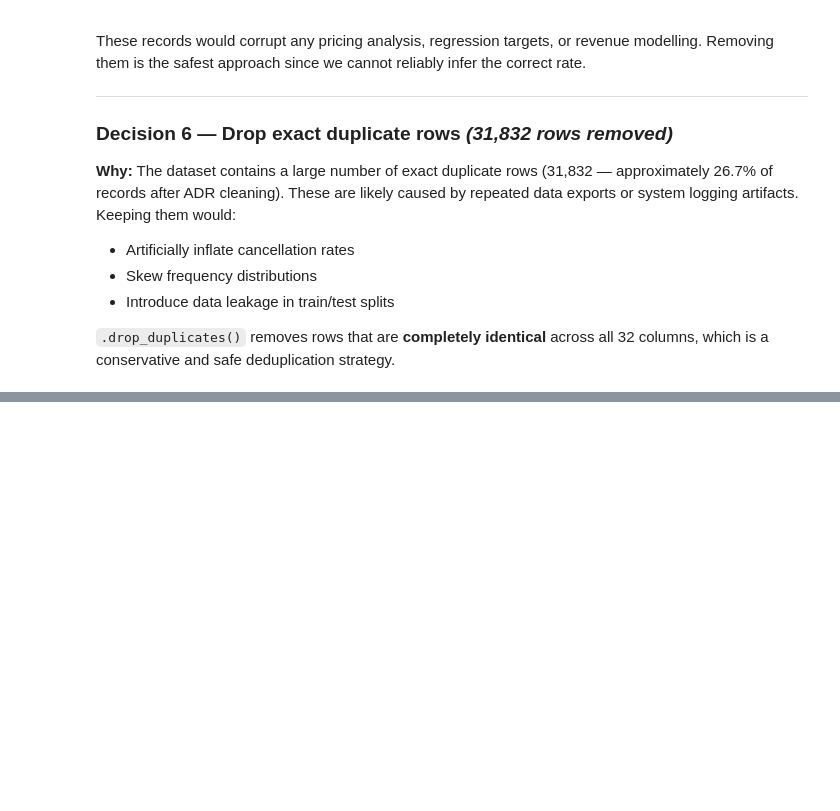
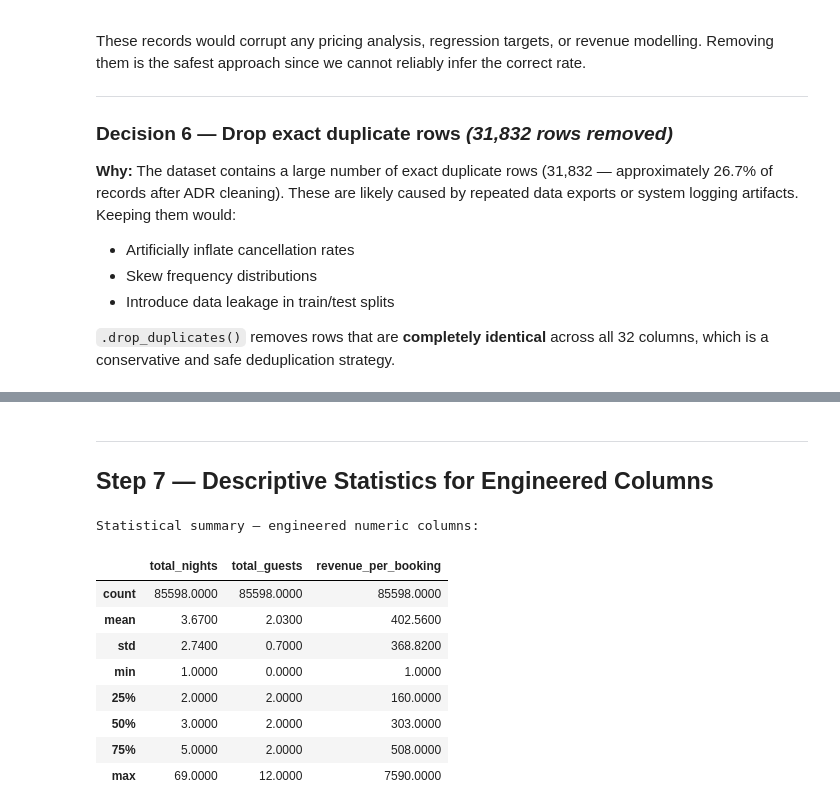
Before and after one commit to Sneha140202/hotel-booking-analysis, a Jupyter notebook: notebooks/02_data_cleaning.ipynb, the cells around one changed output, grey strips where cells are left out. Cells and saved outputs as stored; diff of their text form; code cells hidden in the pictures; blank space fills up the shorter version.

```diff
--- a/notebooks/02_data_cleaning.ipynb
+++ b/notebooks/02_data_cleaning.ipynb
@@ -316,0 +366,15 @@ These records would corrupt any pricing analysis, regression targets, or revenue
+# %%
+# Combine the three components into a parseable string, then cast to datetime
+df["arrival_date"] = pd.to_datetime(
+    df["arrival_date_year"].astype(str)            + " " +
+    df["arrival_date_month"].astype(str)           + " " +
+    df["arrival_date_day_of_month"].astype(str),
+    format="%Y %B %d"
+)
+
+print(f"arrival_date dtype : {df['arrival_date'].dtype}")
+print(f"Date range         : {df['arrival_date'].min().date()} "
+      f"→ {df['arrival_date'].max().date()}")
+print()
+df[["arrival_date_year", "arrival_date_month",
+    "arrival_date_day_of_month", "arrival_date"]].head(5)
@@ -316,0 +474,19 @@ These records would corrupt any pricing analysis, regression targets, or revenue
+# %% [markdown]
+---
+## Step 7 — Descriptive Statistics for Engineered Columns
+# %%
+eng_cols = ["total_nights", "total_guests", "revenue_per_booking"]
+
+print("Statistical summary — engineered numeric columns:")
+df[eng_cols].describe().round(2)
+# %% [output]
+Statistical summary — engineered numeric columns:
+|  | total_nights | total_guests | revenue_per_booking |
+| count | 85598.0000 | 85598.0000 | 85598.0000 |
+| mean | 3.6700 | 2.0300 | 402.5600 |
+| std | 2.7400 | 0.7000 | 368.8200 |
+| min | 1.0000 | 0.0000 | 1.0000 |
+| 25% | 2.0000 | 2.0000 | 160.0000 |
+| 50% | 3.0000 | 2.0000 | 303.0000 |
+| 75% | 5.0000 | 2.0000 | 508.0000 |
+| max | 69.0000 | 12.0000 | 7590.0000 |
```
Also changed, not shown: parts of 21 cells of this notebook.
